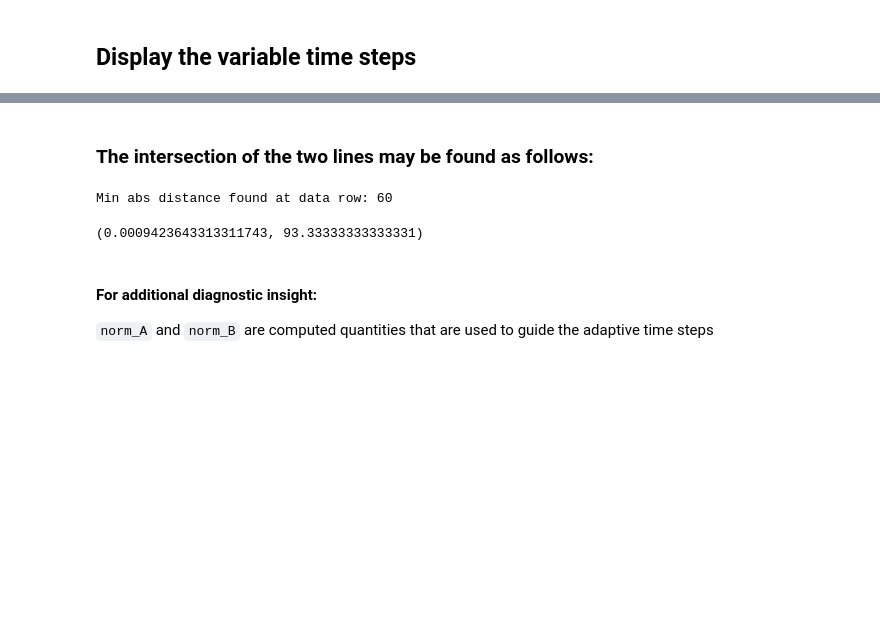
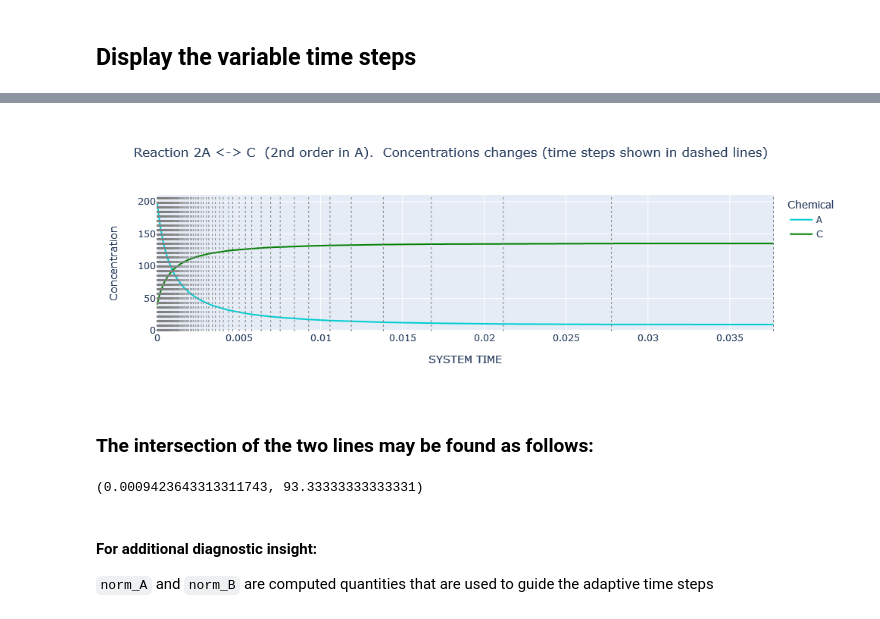
Before and after one commit to BrainAnnex/life123, a Jupyter notebook: experiments/reactions_single_compartment/react_4.ipynb, the cells around one changed output, grey strips where cells are left out. Cells and saved outputs as stored; diff of their text form; code cells hidden in the pictures; blank space fills up the shorter version.

```diff
--- a/experiments/reactions_single_compartment/react_4.ipynb
+++ b/experiments/reactions_single_compartment/react_4.ipynb
@@ -224,6 +209,6 @@ True
 # %% [markdown]
 ## Display the variable time steps
 # %%
-dynamics.plot_history(colors=['red', 'green'], show_intervals=True,
+dynamics.plot_history(colors=['darkturquoise', 'green'], show_intervals=True,
                       title="Reaction 2A <-> C  (2nd order in A).  Concentrations changes")
 # %% [output]
@@ -231,10 +215,10 @@ dynamics.plot_history(colors=['red', 'green'], show_intervals=True,
+[figure, added]
 # %% [markdown]
 ### The intersection of the two lines may be found as follows:
 # %%
-dynamics.curve_intersection('A', 'C', t_start=0, t_end=0.01)
+dynamics.curve_intersect('A', 'C', t_start=0, t_end=0.01)
 # %% [output]
-Min abs distance found at data row: 60
+(0.0009423643313311743, 93.33333333333331)
-(0.0009423643313311743, 93.33333333333331)
 # %% [markdown]
 #### For additional diagnostic insight:
 `norm_A` and `norm_B` are computed quantities that are used to guide the adaptive time steps
```
Also changed, not shown: parts of 12 cells of this notebook, 34 other files.
